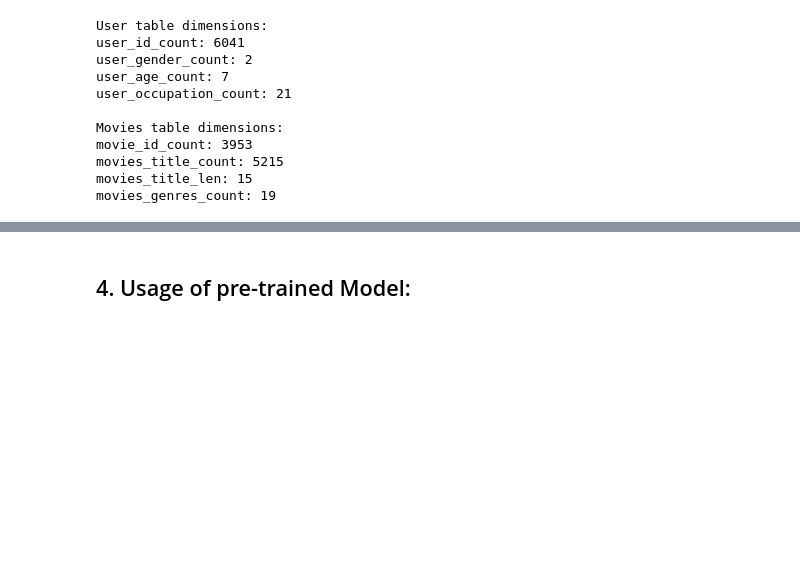
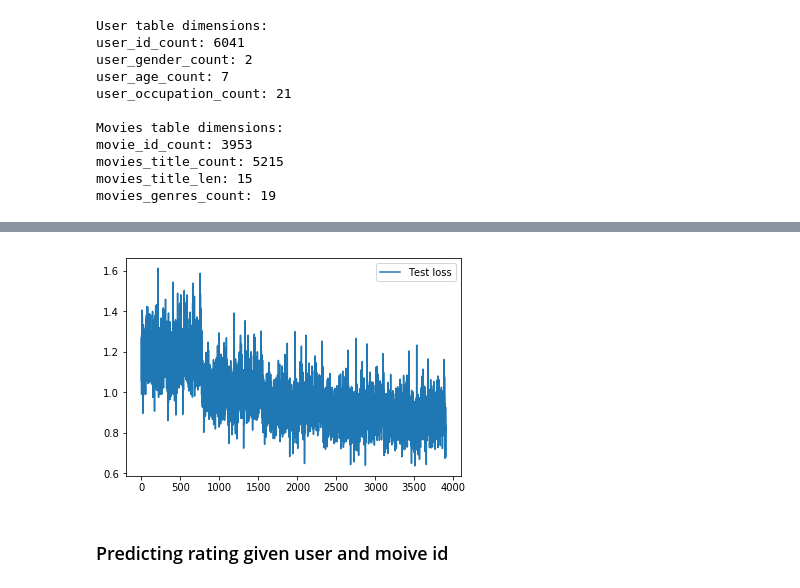
Before and after one commit to omegaliii/cs182-movie-recommendation-system, a Jupyter notebook: cs182_final_project_movie_recommendation_system.ipynb, the cells around one changed output, grey strips where cells are left out. Saved outputs shown, nothing was run; the diff lists cells and outputs as text; code cells hidden in the pictures; blank space fills up the shorter version.

```diff
--- a/cs182_final_project_movie_recommendation_system.ipynb
+++ b/cs182_final_project_movie_recommendation_system.ipynb
@@ -275,7 +315,6 @@ dropout_keep_prob = 0.5
 
 # Show stats for every n number of batches
 show_every_n_batches = 20
-
 
 
 with tf.Session() as sess:
@@ -316,5 +355,38 @@ with tf.Session() as sess:
             if(batch_index % show_every_n_batches == 0):
                 print('Epoch: ',epoch_index,' Batch: ',batch_index,"/",len(train_X)//batch_size,'train_loss:',train_loss)
 
+        for batch_index in range(len(test_X) // batch_size):
+
+            start_index = batch_index * batch_size
+            end_index = min((batch_index+1)*batch_size , len(test_X))
+            x = test_X[start_index:end_index]
+            y = test_y[start_index:end_index]
+
+            genres = np.zeros([batch_size, 18])
+            for i in range(batch_size):
+                genres[i] = x.take(6,1)[i]
+
+            titles = np.zeros([batch_size, movie_title_len])
+            for i in range(batch_size):
+                titles[i] = x.take(5,1)[i]
+
+            feed = {
+                model.user_id: np.reshape(x.take(0,1), [batch_size, 1]),
+                model.user_gender: np.reshape(x.take(2,1), [batch_size, 1]),
+                model.user_age: np.reshape(x.take(3,1), [batch_size, 1]),
+                model.user_job: np.reshape(x.take(4,1), [batch_size, 1]),
+                model.movie_id: np.reshape(x.take(1,1), [batch_size, 1]),
+                model.movie_genres: genres,
+                model.movie_titles: titles,
+                model.ratings: np.reshape(y, [batch_size, 1]),
+                model.dropout_keep_prob: dropout_keep_prob
+                }
+
+            step, test_loss = sess.run([model.global_step, model.loss], feed)  #cost
+            losses['test'].append(test_loss)
+
+            if(batch_index % show_every_n_batches == 0):
+                print('Epoch: ',epoch_index,' Batch: ',batch_index,"/",len(test_X)//batch_size,'test_loss:',test_loss)
+
     model.saver.save(sess, model_file)
 # %% [output]
@@ -346,5 +416,11 @@ _ = plt.ylim()
-# %% [markdown]
-## 4. Usage of pre-trained Model:
+# %%
+plt.plot(losses['test'], label='Test loss')
+plt.legend()
+_ = plt.ylim()
+# %% [output]
+[figure, added]
+# %% [markdown]
+### Predicting rating given user and moive id
 # %%
 movie_id_map = {val[0]:i for i, val in enumerate(movies.values)}
 # %%
```
Also changed, not shown: parts of 30 cells of this notebook, 3 other files.
